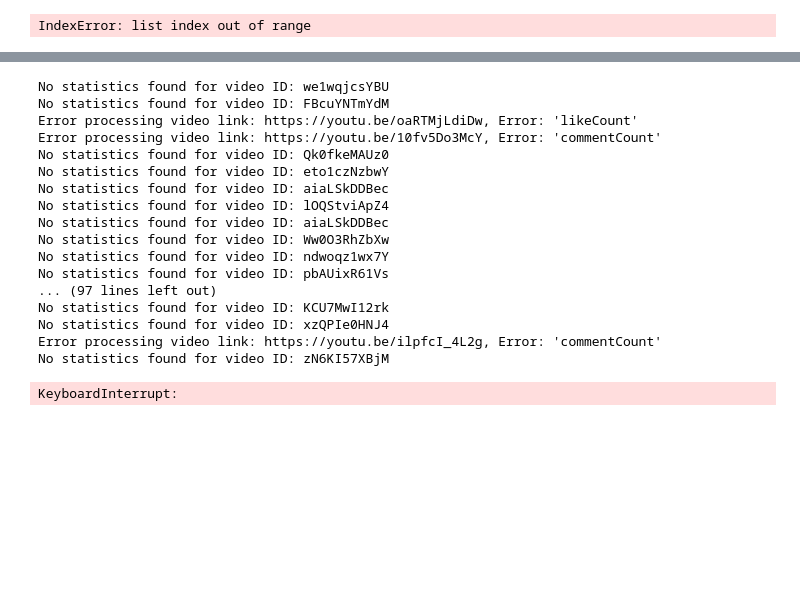
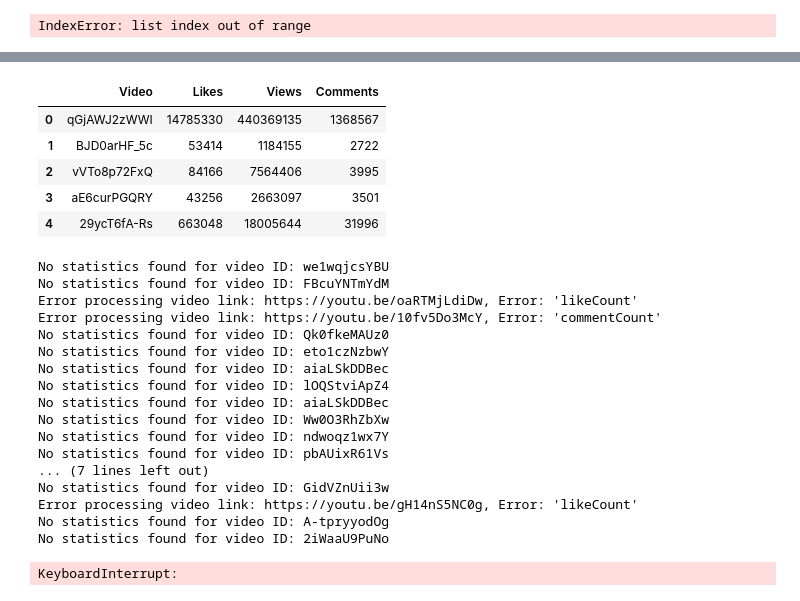
Before and after one commit to sleeping-psystudent/Dspy-Final-Project, a Jupyter notebook: test.ipynb, the cells around one changed output, grey strips where cells are left out. Drawn from its saved outputs; the diff is of its cells as text; code cells hidden in the pictures; blank space fills up the shorter version.

```diff
--- a/test.ipynb
+++ b/test.ipynb
@@ -84,11 +84,12 @@ import time  # 添加這行
 
 # 替換為你的DataFrame和視頻連結列的名稱
 video_links = df_new_music['Video']
+data_dict = {'Video': [], 'Likes': [], 'Views': [], 'Comments': []}
 
 for link in video_links:
     try:
         # 從YouTube連結中提取影片ID
-        video_id = link.split("/")[3]
+        video_id = link.split("be/")[1]
         #video_id = link.split("v=")[1] if len(link.split("v=")) > 1 else link
 
         api_url = f"https://www.googleapis.com/youtube/v3/videos?id={video_id}&part=statistics&key=AIzaSyCh-goAwUVNdJkjrLg4Qs3N3zBOg_lhTgU"
@@ -114,5 +115,7 @@ for link in video_links:
 
     except Exception as e:
         print(f"Error processing video link: {link}, Error: {e}")
+result_df = pd.DataFrame(data_dict)
+print(result_df)
 # %% [output]
 Video ID: qGjAWJ2zWWI
@@ -135,3 +200,12 @@ Error processing video link: https://youtu.be/lClARHWctmI, Error: HTTPSConnectio
+# %%
+result_df.head()
+# %% [output]
+|  | Video | Likes | Views | Comments |
+| 0 | qGjAWJ2zWWI | 14785330 | 440369135 | 1368567 |
+| 1 | BJD0arHF_5c | 53414 | 1184155 | 2722 |
+| 2 | vVTo8p72FxQ | 84166 | 7564406 | 3995 |
+| 3 | aE6curPGQRY | 43256 | 2663097 | 3501 |
+| 4 | 29ycT6fA-Rs | 663048 | 18005644 | 31996 |
 # %%
 import requests
 import time
@@ -146,7 +220,7 @@ video_links = df_new_music['Video']
 for link in video_links:
     try:
         # 從YouTube連結中提取影片ID
-        video_id = link.split("/")[3]
+        video_id = link.split("be/")[1]
         api_url = f"https://www.googleapis.com/youtube/v3/videos?id={video_id}&part=statistics&key=AIzaSyCh-goAwUVNdJkjrLg4Qs3N3zBOg_lhTgU"
 
         # 發送API請求
@@ -188,9 +262,9 @@ No statistics found for video ID: aiaLSkDDBec
 No statistics found for video ID: Ww0O3RhZbXw
 No statistics found for video ID: ndwoqz1wx7Y
 No statistics found for video ID: pbAUixR61Vs
-... (97 lines left out)
-No statistics found for video ID: KCU7MwI12rk
-No statistics found for video ID: xzQPIe0HNJ4
-Error processing video link: https://youtu.be/ilpfcI_4L2g, Error: 'commentCount'
-No statistics found for video ID: zN6KI57XBjM
+... (7 lines left out)
+No statistics found for video ID: GidVZnUii3w
+Error processing video link: https://youtu.be/gH14nS5NC0g, Error: 'likeCount'
+No statistics found for video ID: A-tpryyodOg
+No statistics found for video ID: 2iWaaU9PuNo
 KeyboardInterrupt:
```
Also changed, not shown: parts of 2 cells of this notebook.
